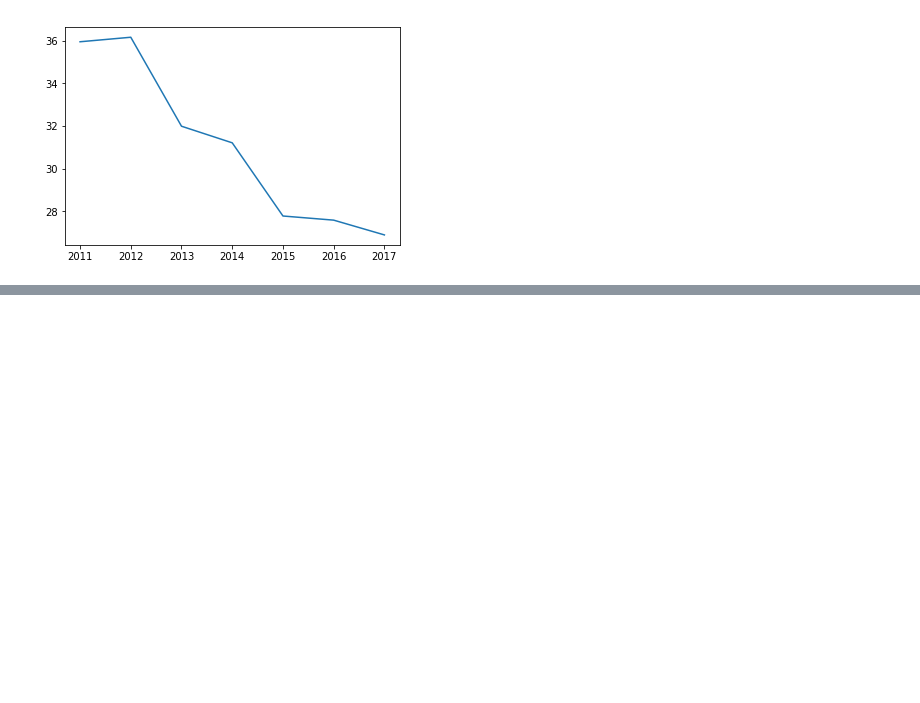
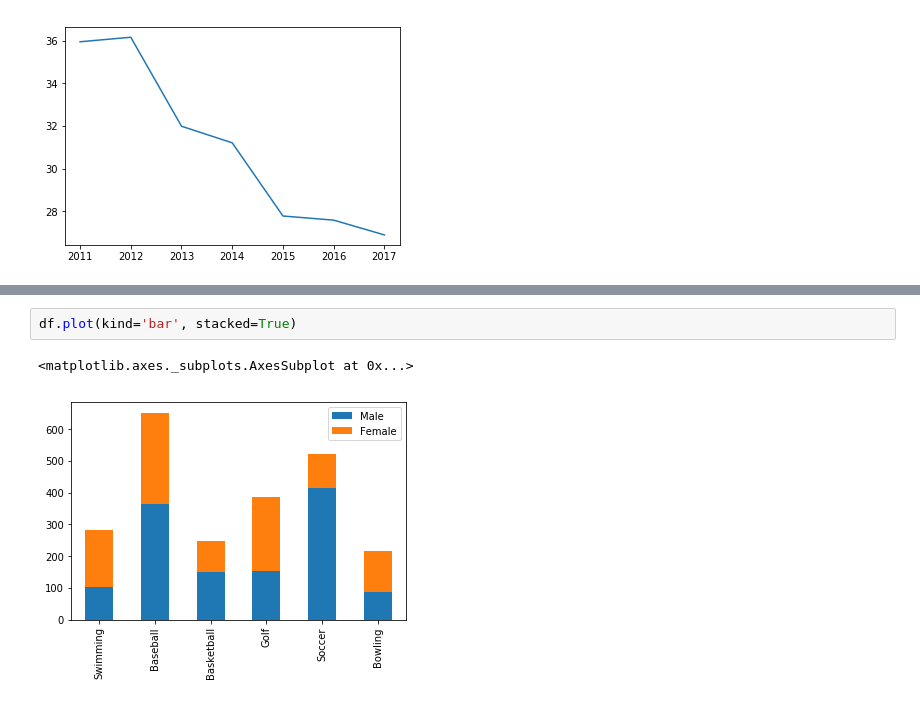
Before and after one commit to Beomman-Han/machine-learning, a Jupyter notebook: data_science/basic_plots.ipynb, the cells around one changed output, grey strips where cells are left out. Cells and saved outputs as stored; diff of their text form; blank space fills up the shorter version.

```diff
--- a/data_science/basic_plots.ipynb
+++ b/data_science/basic_plots.ipynb
@@ -41,0 +64,5 @@ df['KBS'].plot()
+# %%
+df.plot(kind='bar', stacked=True)
+# %% [output]
+<matplotlib.axes._subplots.AxesSubplot at 0x...>
+[figure, added]
```
Also changed, not shown: parts of 7 cells of this notebook, 1 other file.
